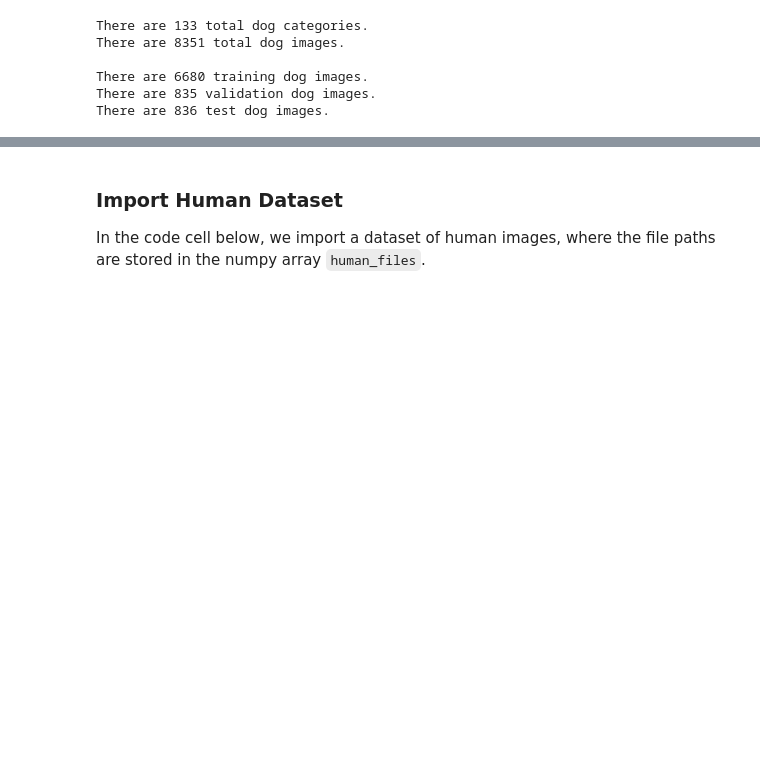
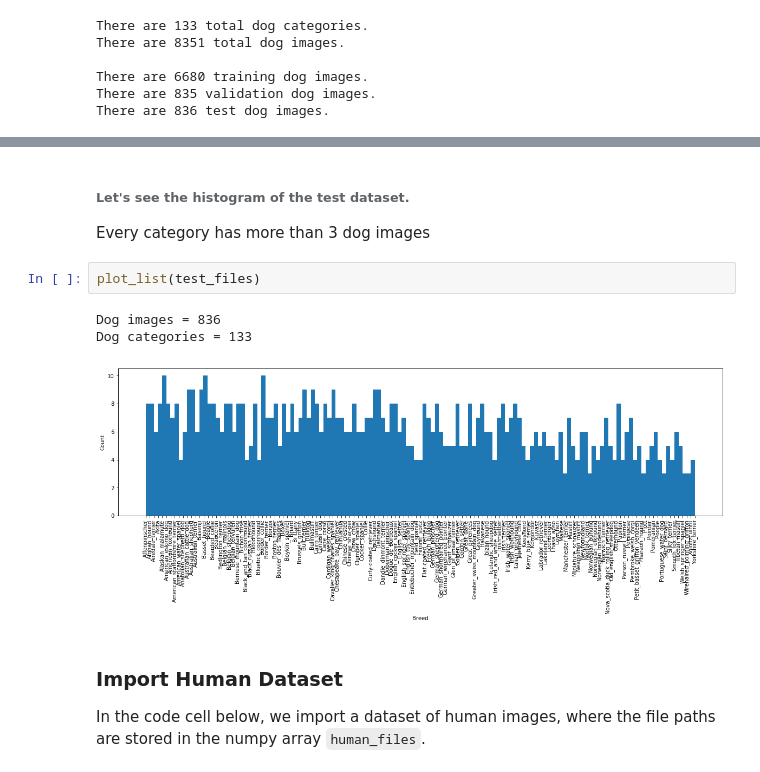
Before and after one commit to LLI-hub/CNN_Dog_Breed, a Jupyter notebook: dog_app.ipynb, the cells around one changed output, grey strips where cells are left out. Saved outputs shown, nothing was run; the diff lists cells and outputs as text; blank space fills up the shorter version.

```diff
--- a/dog_app.ipynb
+++ b/dog_app.ipynb
@@ -95,3 +145,12 @@ There are 836 test dog images.
+# %% [markdown]
+###### Let's see the histogram of the test dataset.
+Every category has more than 3 dog images
+# %%
+plot_list(test_files)
+# %% [output]
+Dog images = 836
+Dog categories = 133
+[figure, added]
 # %% [markdown]
 ### Import Human Dataset
 
```
Also changed, not shown: parts of 8 cells of this notebook.
